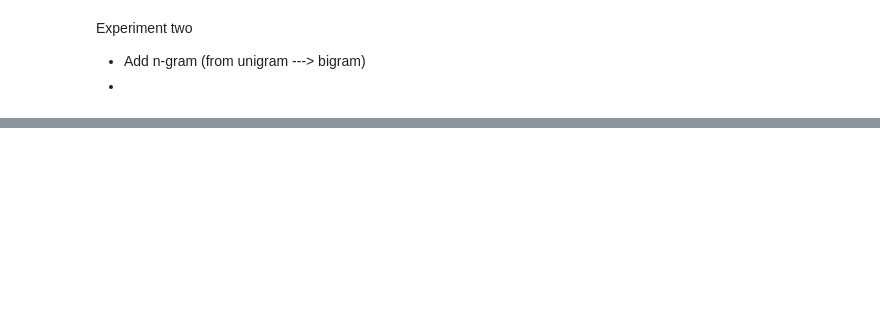
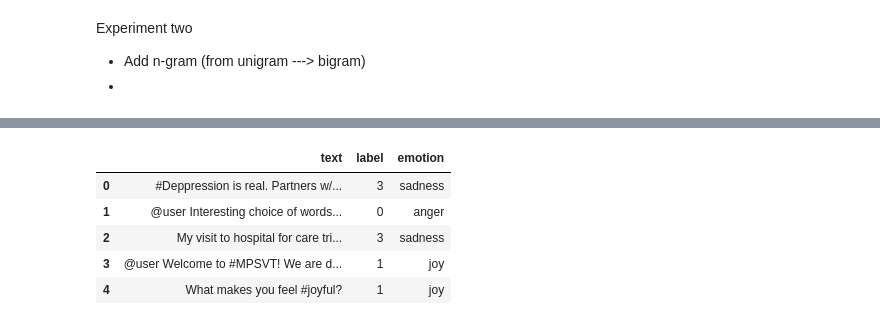
Before and after one commit to Fatai-soliu/emotion-text-ml, a Jupyter notebook: notebooks/data_modelling.ipynb, the cells around one changed output, grey strips where cells are left out. Cells and saved outputs as stored; diff of their text form; code cells hidden in the pictures; blank space fills up the shorter version.

```diff
--- a/notebooks/data_modelling.ipynb
+++ b/notebooks/data_modelling.ipynb
@@ -215,0 +611,9 @@ Experiment two
+# %%
+tweet_test_df.head()
+# %% [output]
+|  | text | label | emotion |
+| 0 | #Deppression is real. Partners w/... | 3 | sadness |
+| 1 | @user Interesting choice of words... | 0 | anger |
+| 2 | My visit to hospital for care tri... | 3 | sadness |
+| 3 | @user Welcome to #MPSVT! We are d... | 1 | joy |
+| 4 | What makes you feel #joyful? | 1 | joy |
```
Also changed, not shown: parts of 36 cells of this notebook, 2 other files.
